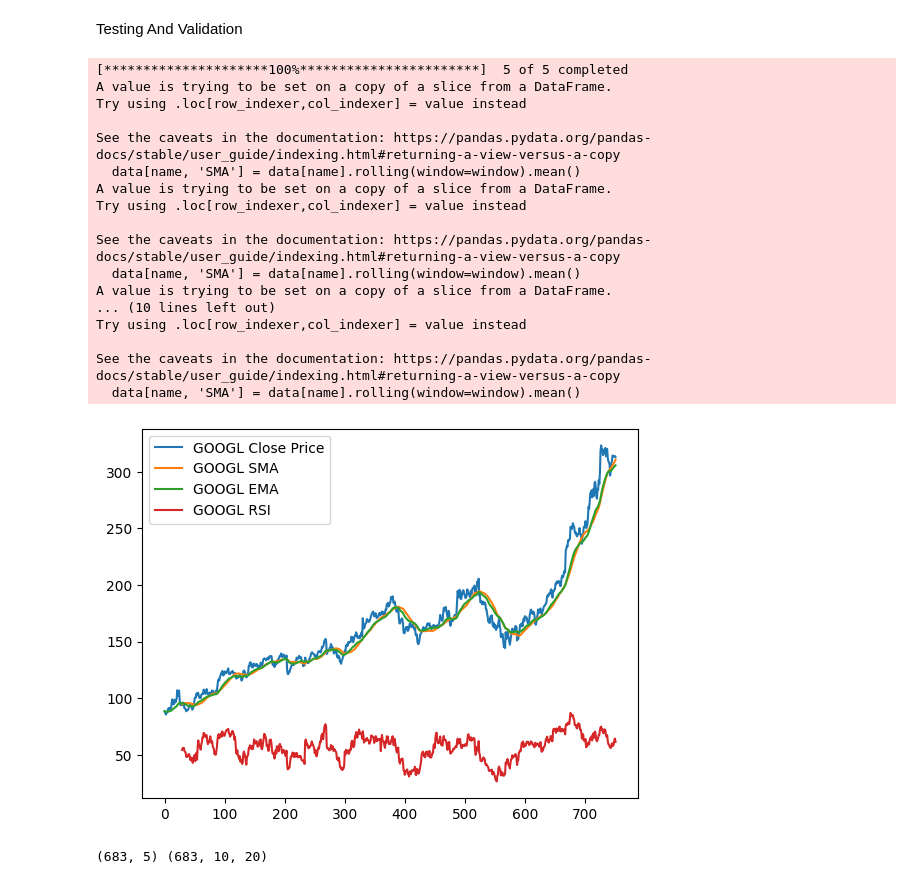
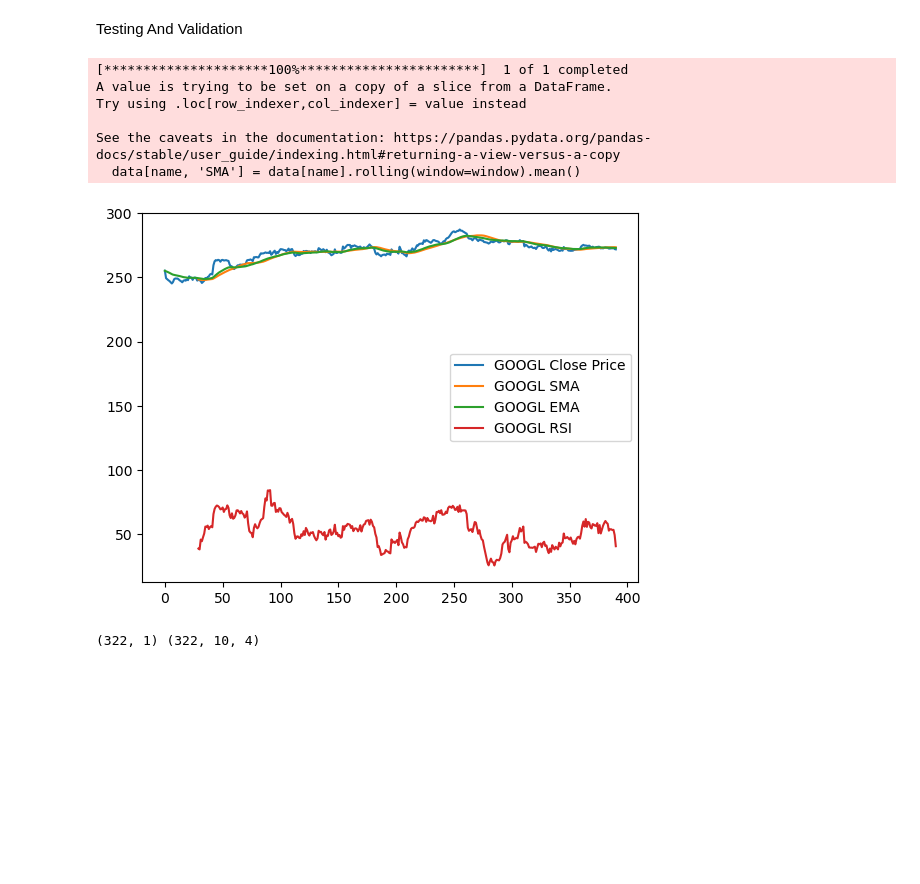
Before and after one commit to MDBowen/IndividualProject, a Jupyter notebook: experiment.ipynb, the cells around one changed output. Cells and saved outputs as stored; diff of their text form; code cells hidden in the pictures; blank space fills up the shorter version.

```diff
--- a/experiment.ipynb
+++ b/experiment.ipynb
@@ -29,9 +29,12 @@ Data Preperation
 
 
 
-sample_tickers = ['AAPL', 'MSFT', 'GOOGL', 'AMZN', 'NVDA']
-
-data = yf.download(sample_tickers, start="2015-01-01", end="2023-01-01", interval='1d')
+sample_tickers = ['AAPL'] #, 'MSFT', 'GOOGL', 'AMZN', 'NVDA']
+interval = '1h'
+training_start = "2024-03-03"
+training_end = "2025-10-10"
+testing_end = "2026-01-01"
+data = yf.download(sample_tickers, start=training_start, end=training_end, interval=interval)
 
 close = data['Close']
 volume = data['Volume']
@@ -308,61 +360,52 @@ plot_predictions_by_asset(preds, Y, sample_tickers)
 # %% [markdown]
 Testing And Validation
 # %%
-data = yf.download(sample_tickers, start="2023-01-01", end="2026-01-01")
+data = yf.download(sample_tickers, start=training_end, end=testing_end, interval = interval)
 close = data['Close']
 
 indicator_class = AddTechnicalIndicators(close, sample_tickers)
 data = indicator_class.add_sma()
 data = indicator_class.add_ema()
 data = indicator_class.add_rsi()
 
 data_frame = data
 data = data.to_numpy()
 
-googl = data[:, 2]
-googl_sma = data[:, 7]
-googl_ema = data[:, 12]
-googl_rsi = data[:, 17]
+googl = data[:, 0]
+googl_sma = data[:, 1]
+googl_ema = data[:, 2]
+googl_rsi = data[:, 3]
 
 plt.plot(googl, label='GOOGL Close Price')
 plt.plot(googl_sma, label='GOOGL SMA')
 plt.plot(googl_ema, label='GOOGL EMA')
 plt.plot(googl_rsi, label='GOOGL RSI')
 plt.legend()
 plt.show()
 # %% [output]
-[*********************100%***********************]  5 of 5 completed
+[*********************100%***********************]  1 of 1 completed
 A value is trying to be set on a copy of a slice from a DataFrame.
 Try using .loc[row_indexer,col_indexer] = value instead
 
 See the caveats in the documentation: https://pandas.pydata.org/pandas-docs/stable/user_guide/indexing.html#returning-a-view-versus-a-copy
   data[name, 'SMA'] = data[name].rolling(window=window).mean()
-A value is trying to be set on a copy of a slice from a DataFrame.
-Try using .loc[row_indexer,col_indexer] = value instead
-
-See the caveats in the documentation: https://pandas.pydata.org/pandas-docs/stable/user_guide/indexing.html#returning-a-view-versus-a-copy
-  data[name, 'SMA'] = data[name].rolling(window=window).mean()
-A value is trying to be set on a copy of a slice from a DataFrame.
-... (10 lines left out)
-Try using .loc[row_indexer,col_indexer] = value instead
-
-See the caveats in the documentation: https://pandas.pydata.org/pandas-docs/stable/user_guide/indexing.html#returning-a-view-versus-a-copy
-  data[name, 'SMA'] = data[name].rolling(window=window).mean()
-[figure, old version]
+[figure, new version]
 # %%
 
-norm_class = RollingZScoreNorm(data_frame)
-norm_data = norm_class.get_rolling_z(window=lookback)
+# norm_class = RollingZScoreNorm(data_frame)
+# norm_data = norm_class.get_rolling_z(window=lookback)
+data_frame = data_frame.to_numpy()[59:]
 
-test_x, test_y = add_look_back(norm_data.to_numpy(), look_back=lookback)
 
-test_y =test_y[59:, :5]
+norm_data = min_max_scaling.transform(data_frame)
 
-test_x = test_x[59:]
+test_x, test_y = add_look_back(norm_data, look_back=lookback)
+
+test_y = test_y[:, 0].reshape(test_y.shape[0], 1)
 
 print(test_y.shape, test_x.shape)
 # %% [output]
-(683, 5) (683, 10, 20)
+(322, 1) (322, 10, 4)
 # %%
 test_pred = model.predict(test_x)
 # %% [output]
```
Also changed, not shown: parts of 32 cells of this notebook, 10 other files.
